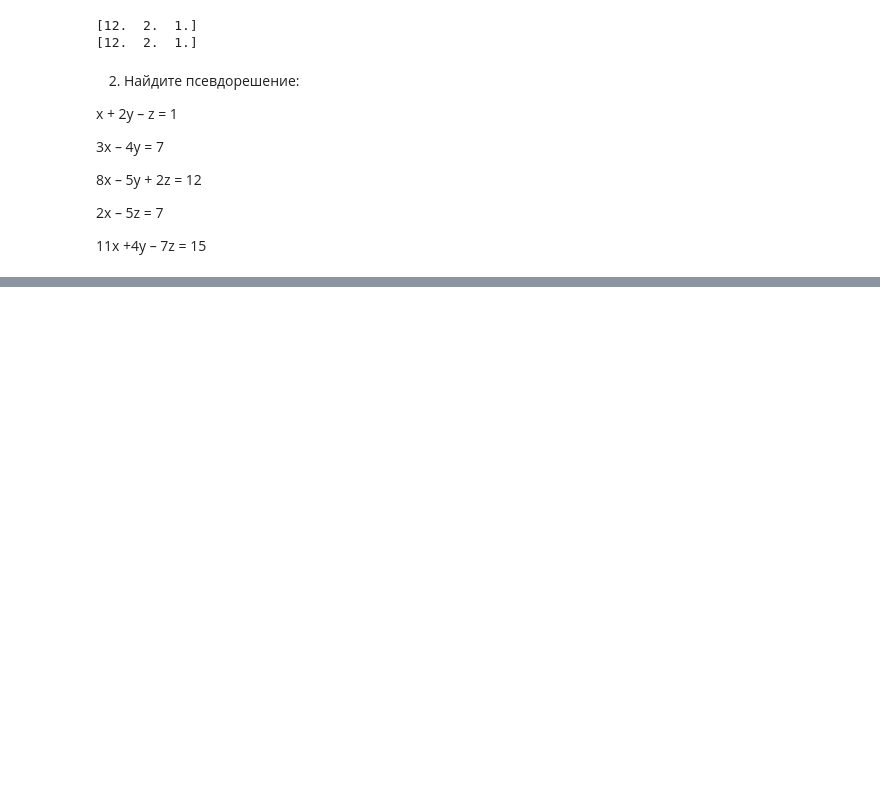
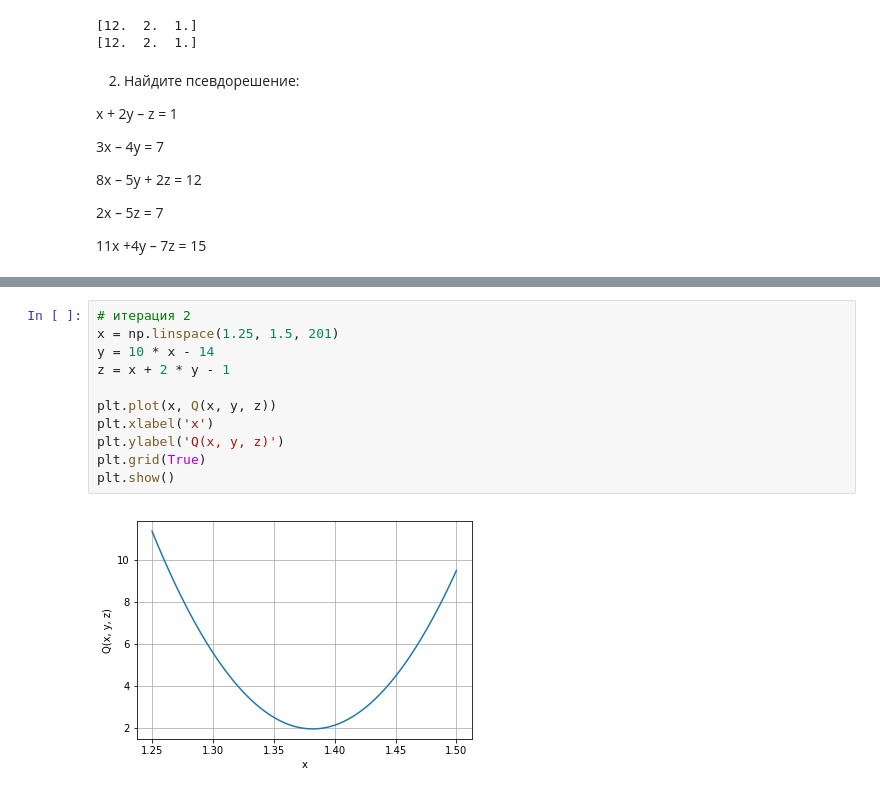
Before and after one commit to MoriMorou/GB_Python, a Jupyter notebook: HW_Lesson_6_SLE.ipynb, the cells around one changed output, grey strips where cells are left out. Drawn from its saved outputs; the diff is of its cells as text; blank space fills up the shorter version.

```diff
--- a/HW_Lesson_6_SLE.ipynb
+++ b/HW_Lesson_6_SLE.ipynb
@@ -58,0 +268,13 @@ x + 2y – z = 1
+# %%
+# итерация 2
+x = np.linspace(1.25, 1.5, 201)
+y = 10 * x - 14
+z = x + 2 * y - 1
+
+plt.plot(x, Q(x, y, z))
+plt.xlabel('x')
+plt.ylabel('Q(x, y, z)')
+plt.grid(True)
+plt.show()
+# %% [output]
+[figure, added]
```
Also changed, not shown: parts of 38 cells of this notebook.
